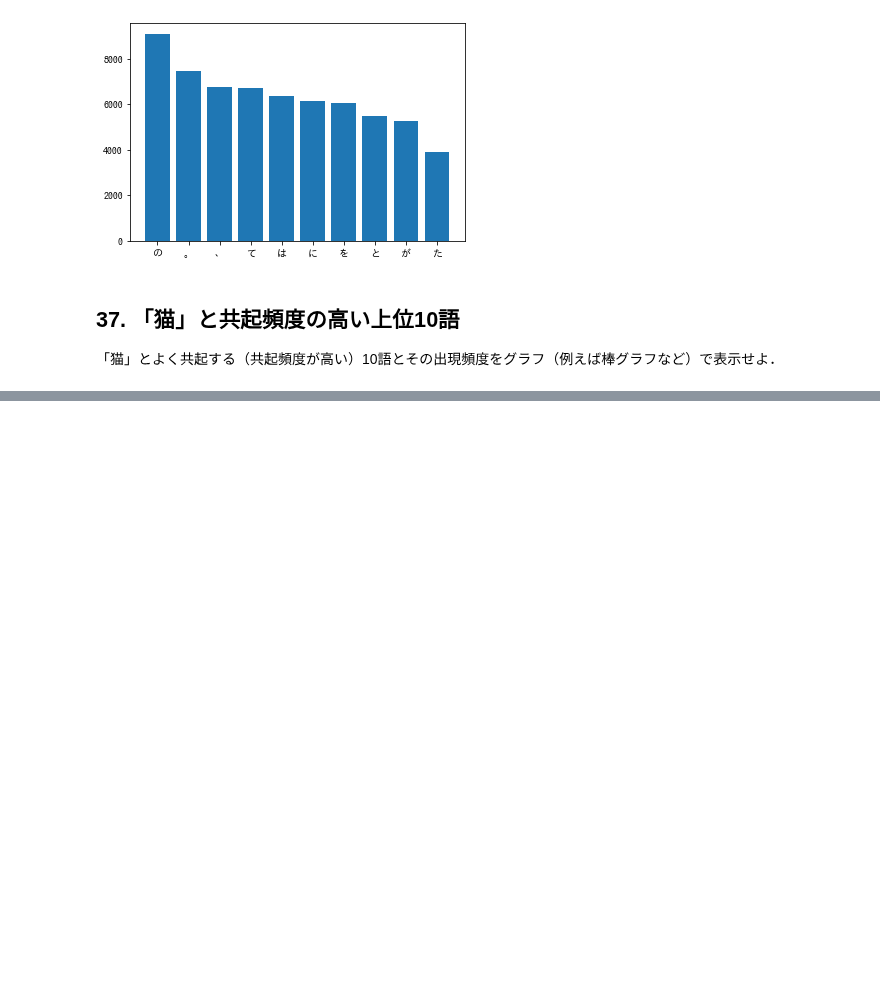
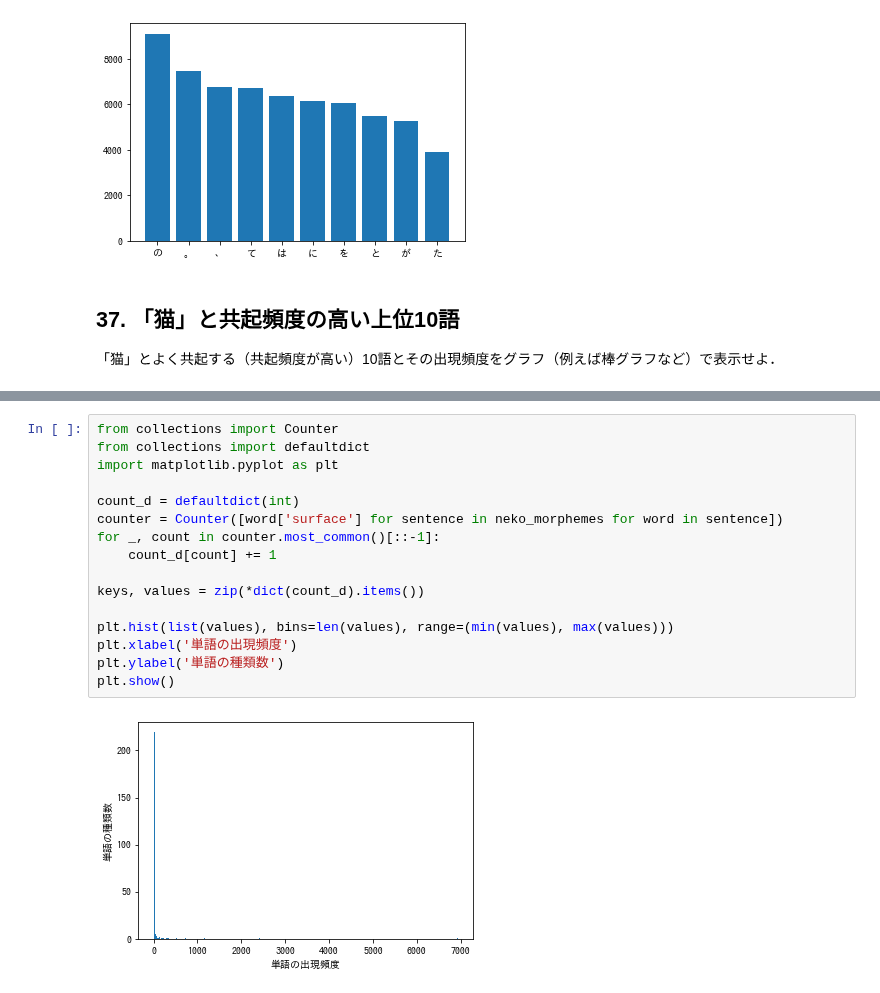
Before and after one commit to nishikaz/NLP100Exercise, a Jupyter notebook: Chapter4/Chapter4_POS-tagging.ipynb, the cells around one changed output, grey strips where cells are left out. Drawn from its saved outputs; the diff is of its cells as text; blank space fills up the shorter version.

```diff
--- a/Chapter4/Chapter4_POS-tagging.ipynb
+++ b/Chapter4/Chapter4_POS-tagging.ipynb
@@ -279,0 +285,18 @@ plt.bar(x=[each[0] for each in top10], height=[each[1] for each in top10])
+# %%
+from collections import Counter
+from collections import defaultdict
+import matplotlib.pyplot as plt
+
+count_d = defaultdict(int)
+counter = Counter([word['surface'] for sentence in neko_morphemes for word in sentence])
+for _, count in counter.most_common()[::-1]:
+    count_d[count] += 1
+
+keys, values = zip(*dict(count_d).items())
+
+plt.hist(list(values), bins=len(values), range=(min(values), max(values)))
+plt.xlabel('単語の出現頻度')
+plt.ylabel('単語の種類数')
+plt.show()
+# %% [output]
+[figure, added]
```
Also changed, not shown: parts of 3 cells of this notebook.
